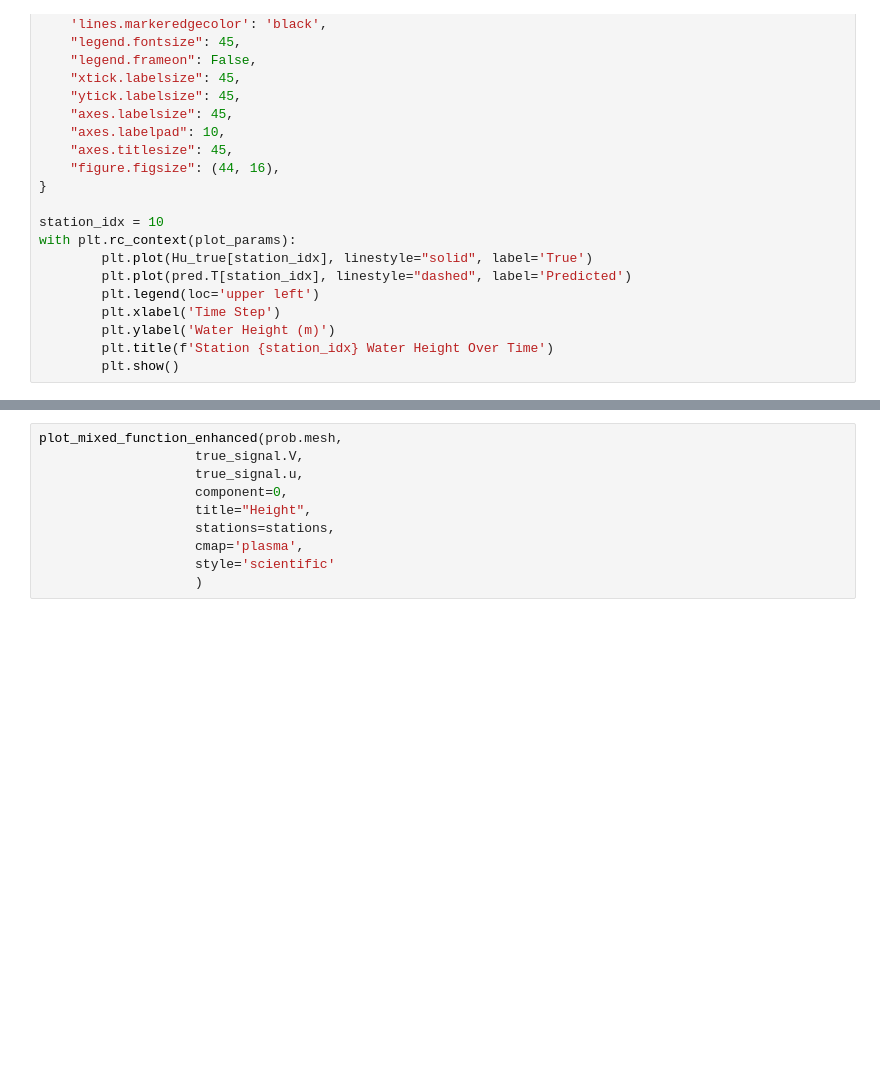
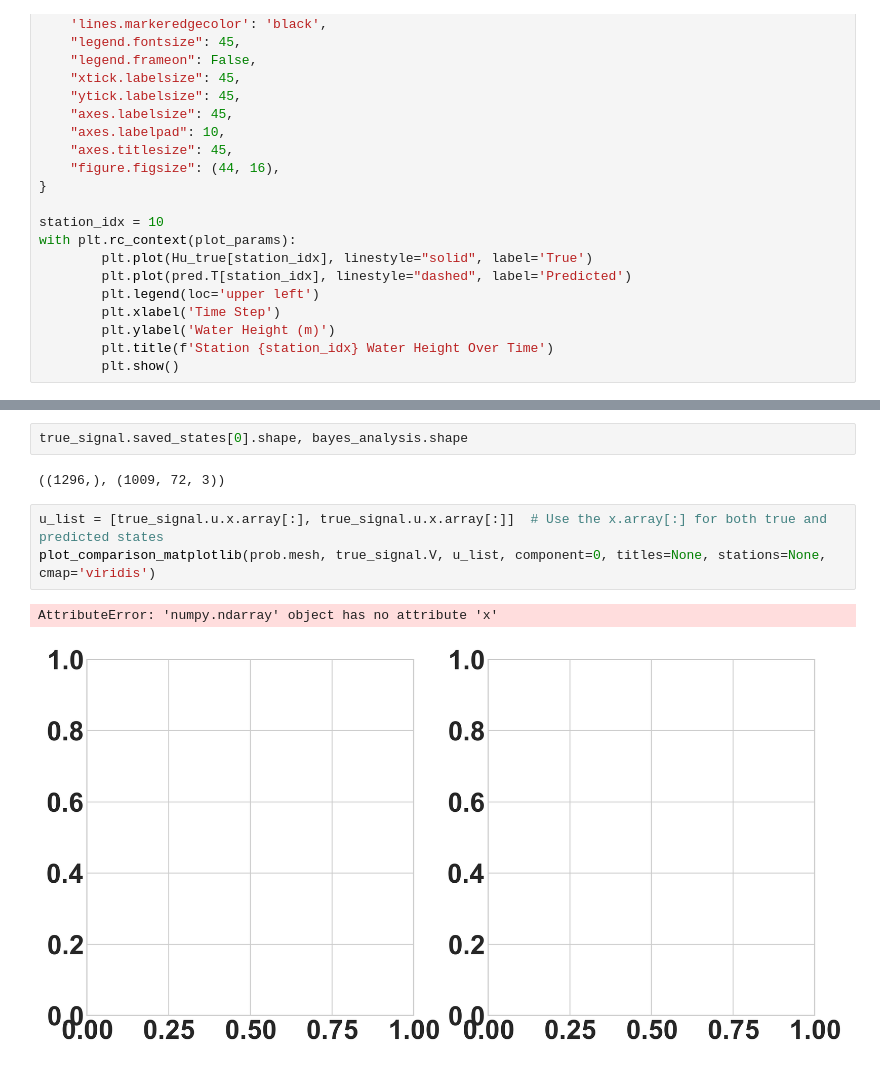
Before and after one commit to rspence821505/SWEMniCS, a Jupyter notebook: examples/sloped_ beach_4dvar.ipynb, the cells around one changed output, grey strips where cells are left out. Saved outputs shown, nothing was run; the diff lists cells and outputs as text; blank space fills up the shorter version.

```diff
--- a/examples/sloped_ beach_4dvar.ipynb
+++ b/examples/sloped_ beach_4dvar.ipynb
@@ -586,10 +475,10 @@ plot_mixed_function_enhanced(prob.mesh,
-# %%
-plot_mixed_function_enhanced(prob.mesh,
-                    true_signal.V,
-                    true_signal.u,
-                    component=0,
-                    title="Height",
-                    stations=stations,
-                    cmap='plasma',
-                    style='scientific'
-                    )
+# %%
+true_signal.saved_states[0].shape, bayes_analysis.shape
+# %% [output]
+((1296,), (1009, 72, 3))
+# %%
+u_list = [true_signal.u.x.array[:], true_signal.u.x.array[:]]  # Use the x.array[:] for both true and predicted states
+plot_comparison_matplotlib(prob.mesh, true_signal.V, u_list, component=0, titles=None, stations=None, cmap='viridis')
+# %% [output]
+AttributeError: 'numpy.ndarray' object has no attribute 'x'
+[figure, added]
```
Also changed, not shown: parts of 15 cells of this notebook, 8 other files.
